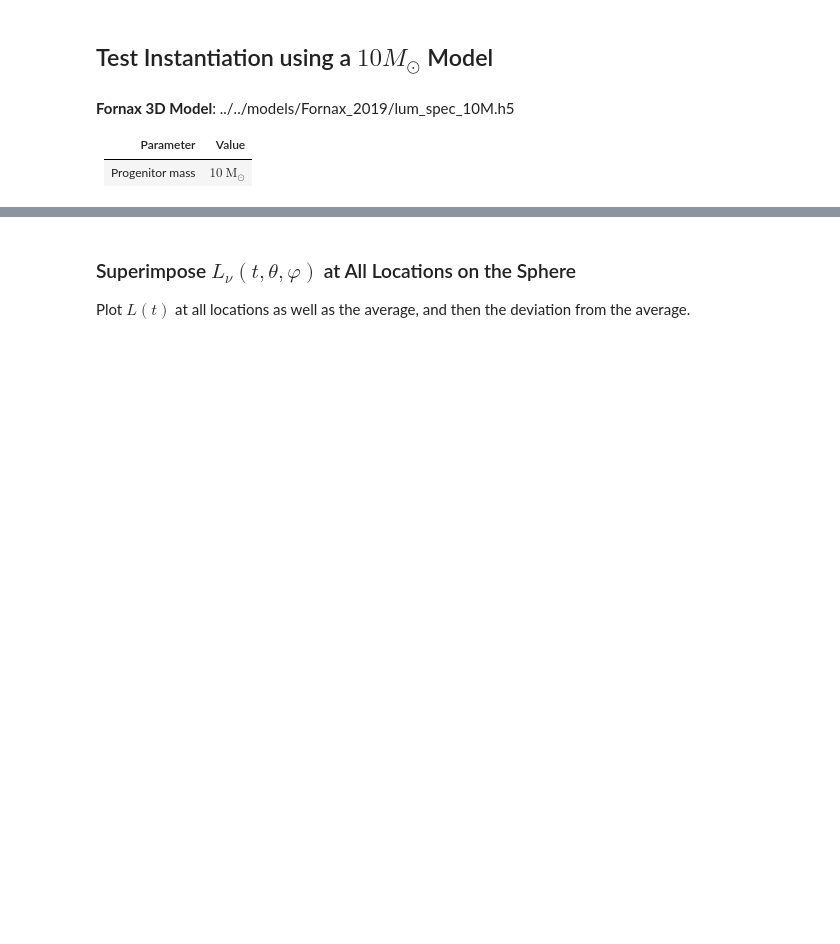
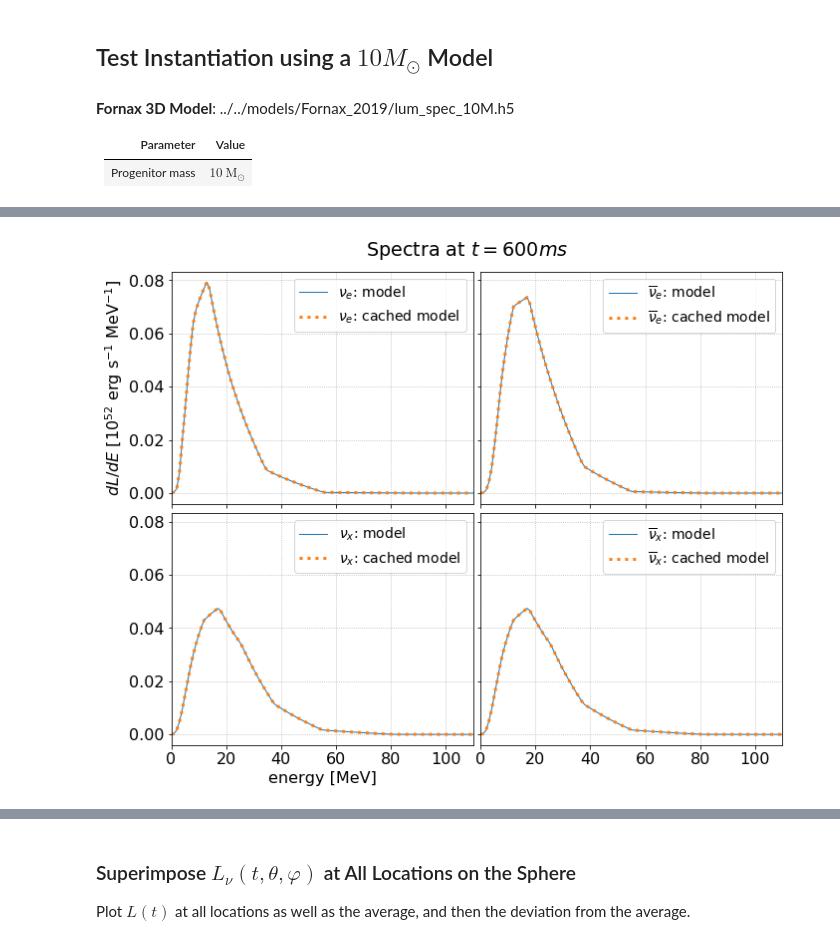
Before and after one commit to SNEWS2/snewpy, a Jupyter notebook: doc/nb/Fornax_2019_3D.ipynb, the cells around one changed output, grey strips where cells are left out. Drawn from its saved outputs; the diff is of its cells as text; code cells hidden in the pictures; blank space fills up the shorter version.

```diff
--- a/doc/nb/Fornax_2019_3D.ipynb
+++ b/doc/nb/Fornax_2019_3D.ipynb
@@ -55,3 +74,3 @@ plt.legend()
 # %%
-model = Fornax_2019_3D('../../models/Fornax_2019/lum_spec_10M.h5', cache_flux=True)
-model
+cmodel = Fornax_2019_3D('../../models/Fornax_2019/lum_spec_10M.h5', cache_flux=True)
+cmodel
@@ -57,0 +89,16 @@ model
+# %%
+t = 100 * u.ms
+
+Es, dEs, spectras = model._get_binnedspectra(t, theta, phi)
+Ec, dEc, spectrac = cmodel._get_binnedspectra(t, theta, phi)
+
+for flavor in Flavor:
+    print('\n{}'.format(str(flavor)))
+    print(Es[flavor])
+    print(Ec[flavor])
+    print(spectras[flavor])
+    print(spectrac[flavor])
+
+    j = np.argmax(spectrac[flavor])
+    print('Max value:')
+    print(Ec[flavor][j], spectrac[flavor][j])
@@ -57,0 +123,30 @@ model
+# %%
+t = 600 * u.ms
+E = np.arange(0,111) * u.MeV
+theta = 23.55*u.degree
+phi = 22.5*u.degree
+
+spectra = model.get_initialspectra(t, E, theta, phi)
+cspectra = cmodel.get_initialspectra(t, E, theta, phi)
+
+fig, axes = plt.subplots(2,2, figsize=(11,8), sharex=True, sharey=True,
+                         gridspec_kw = {'hspace':0.04, 'wspace':0.025})
+axes = axes.flatten()
+
+spectra = model.get_initialspectra(t, E, theta, phi)
+
+for ax, flavor in zip(axes, Flavor):
+    ax.plot(E, spectra[flavor].to('1e52 erg/(s MeV)'), ls='-', lw=1, label='{}: model'.format(flavor.to_tex()))
+    ax.plot(E, spectra[flavor].to('1e52 erg/(s MeV)'), ls=':', lw=3, label='{}: cached model'.format(flavor.to_tex()))
+    ax.legend(fontsize=14, ncol=1, loc='upper right')
+
+    ax.set(xlim=(E[0].to_value('MeV'), E[-1].to_value('MeV')))
+    ax.grid(ls=':')
+
+axes[0].set(ylabel=r'$dL/dE$ [$10^{52}$ erg s$^{-1}$ MeV$^{-1}$]')
+axes[2].set(xlabel=r'energy [MeV]')
+
+fig.suptitle('Spectra at $t={{{:g}}}$'.format(t))
+fig.subplots_adjust(top=0.925, bottom=0.1)
+# %% [output]
+[figure, added]
```
Also changed, not shown: parts of 23 cells of this notebook, 1 other file.
